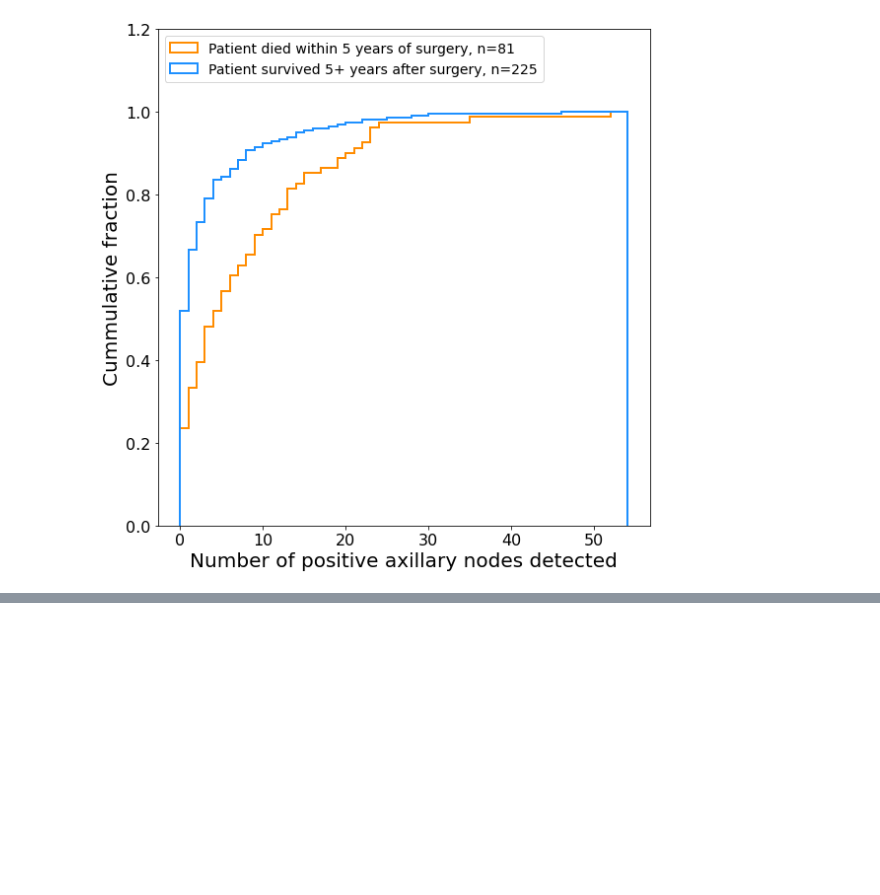
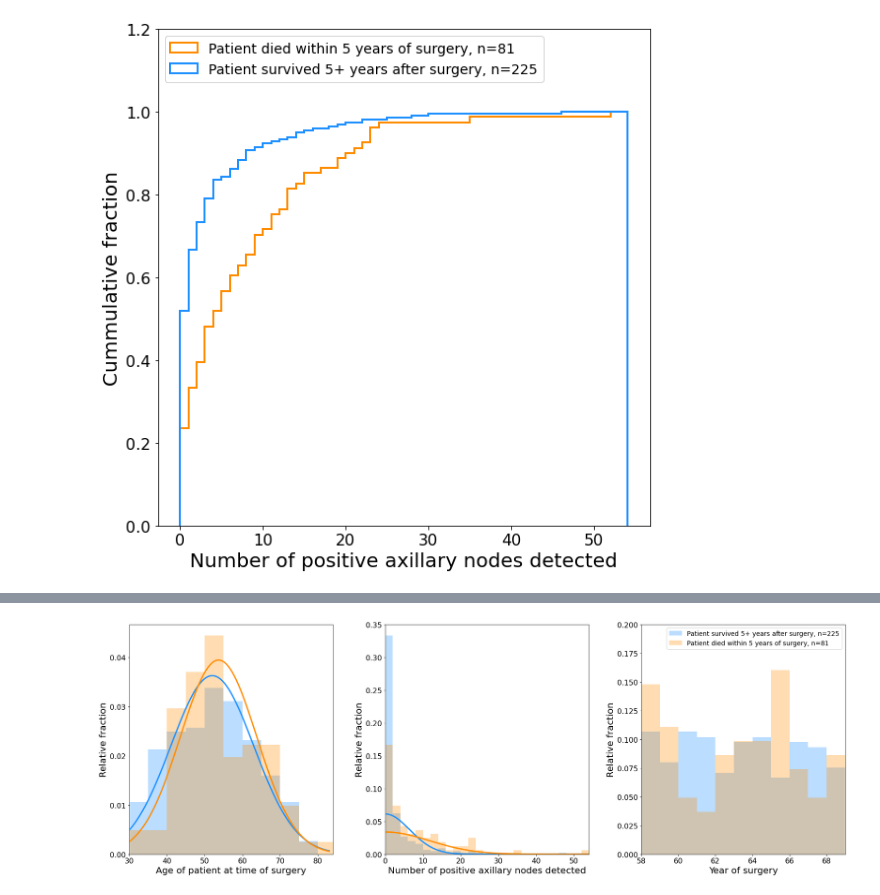
Before and after one commit to hmlewis-astro/haberman_ml, a Jupyter notebook: haberman_analysis.ipynb, the cells around one changed output, grey strips where cells are left out. Drawn from its saved outputs; the diff is of its cells as text; code cells hidden in the pictures; blank space fills up the shorter version.

```diff
--- a/haberman_analysis.ipynb
+++ b/haberman_analysis.ipynb
@@ -215,0 +278,88 @@ plt.savefig(path + '/' + 'haberman_nodes_v_age_survival.pdf')
+# %%
+fig, [ax1, ax2, ax3] = plt.subplots(1,3, figsize=(23,8))
+
+ax1.hist(df_survival_yes['AGE'], bins=np.arange(30,90,5),
+         lw=2, histtype='stepfilled', alpha=0.3, density=True,
+         color='dodgerblue',
+         label='Patient survived 5+ years after surgery, n={}'.format(len(df_survival_yes)))
+
+xmin, xmax = [30,83]
+x = np.linspace(xmin, xmax, 100)
+
+mean_yes,std_yes = norm.fit(df_survival_yes['AGE'])
+y_yes = norm.pdf(x, mean_yes, std_yes)
+ax1.plot(x, y_yes, lw=3, color='dodgerblue')
+
+ax1.hist(df_survival_no['AGE'], bins=np.arange(30,90,5),
+         lw=2, histtype='stepfilled', alpha=0.3, density=True,
+         color='darkorange',
+         label='Patient died within 5 years of surgery, n={}'.format(len(df_survival_no)))
+
+mean_no,std_no = norm.fit(df_survival_no['AGE'])
+y_no = norm.pdf(x, mean_no, std_no)
+ax1.plot(x, y_no, lw=3, color='darkorange')
+
+ax1.set_xlabel('Age of patient at time of surgery',fontsize=20)
+ax1.set_ylabel('Relative fraction',fontsize=20)
+
+ax1.set_xlim(30,84)
+
+ax2.hist(df_survival_yes['NODES'], bins=np.arange(0,55,2),
+         lw=2, histtype='stepfilled', alpha=0.3, density=True,
+         color='dodgerblue',
+         label='Patient survived 5+ years after surgery, n={}'.format(len(df_survival_yes)))
+
+ax2.hist(df_survival_no['NODES'], bins=np.arange(0,55,2),
+         lw=2, histtype='stepfilled', alpha=0.3, density=True,
+         color='darkorange',
+         label='Patient died within 5 years of surgery, n={}'.format(len(df_survival_no)))
+
+xmin, xmax = [-55,55]
+x = np.linspace(xmin, xmax, 100)
+
+df_nodes_gaussian_yes = []
+for i,n in enumerate(df_survival_yes['NODES']):
+    df_nodes_gaussian_yes.append(n)
+    df_nodes_gaussian_yes.append(-1*n)
+
+mean_yes,std_yes = norm.fit(df_nodes_gaussian_yes)
+y_yes = norm.pdf(x, mean_yes, std_yes)
+ax2.plot(x, y_yes, lw=3, color='dodgerblue')
+
+df_nodes_gaussian_no = []
+for i,n in enumerate(df_survival_no['NODES']):
+    df_nodes_gaussian_no.append(n)
+    df_nodes_gaussian_no.append(-1*n)
+
+mean_no,std_no = norm.fit(df_nodes_gaussian_no)
+y_no = norm.pdf(x, mean_no, std_no)
+ax2.plot(x, y_no, lw=3, color='darkorange')
+
+ax2.set_xlabel('Number of positive axillary nodes detected',fontsize=20)
+ax2.set_ylabel('Relative fraction',fontsize=20)
+
+ax2.set_xlim(0,54)
+
+ax3.hist(df_survival_yes['YEAR'], bins=np.arange(58,70,1),
+         lw=2, histtype='stepfilled', alpha=0.3, density=True,
+         color='dodgerblue',
+         label='Patient survived 5+ years after surgery, n={}'.format(len(df_survival_yes)))
+
+ax3.hist(df_survival_no['YEAR'], bins=np.arange(58,70,1),
+         lw=2, histtype='stepfilled', alpha=0.3, density=True,
+         color='darkorange',
+         label='Patient died within 5 years of surgery, n={}'.format(len(df_survival_no)))
+
+ax3.set_xlabel('Year of surgery',fontsize=20)
+ax3.set_ylabel('Relative fraction',fontsize=20)
+
+ax3.legend(loc=1, fontsize=14)
+
+ax3.set_xlim(58,69)
+ax3.set_ylim(0.00,0.20)
+
+plt.tight_layout()
+
+plt.savefig(path + '/' + 'haberman_survival.pdf', fig=fig)
+# %% [output]
+[figure, added]
```
Also changed, not shown: parts of 10 cells of this notebook, 3 other files.
